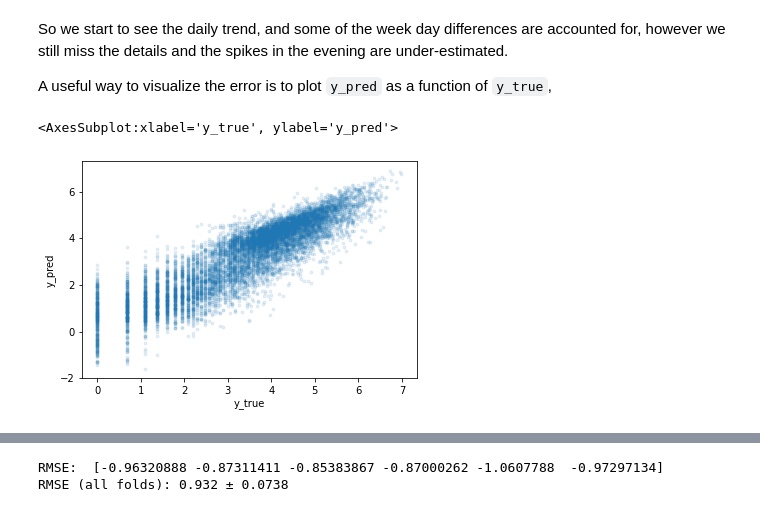
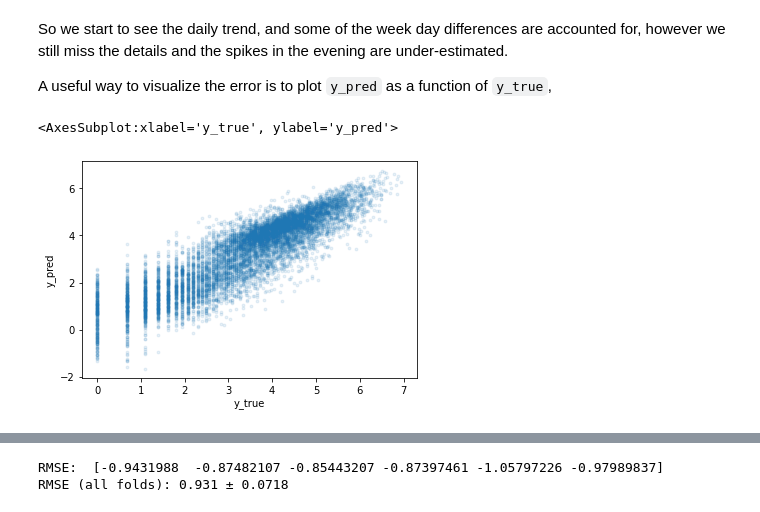
Before and after one commit to Rehann2/bike_counts_Kaan_Rehan, a Jupyter notebook: bike_counters_starting_kit.ipynb, the cells around one changed output, grey strips where cells are left out. Drawn from its saved outputs; the diff is of its cells as text; code cells hidden in the pictures.

```diff
--- a/bike_counters_starting_kit.ipynb
+++ b/bike_counters_starting_kit.ipynb
@@ -1008,0 +1052,4 @@ X_train_comb.head()
+# %%
+#df_weather has 3 duplicate rows for some reason. Remove them
+print(df_weather.date.shape, df_weather.date.unique().shape)
+df_weather = df_weather.loc[~df_weather.date.duplicated(),:]
@@ -1008,0 +1058,10 @@ X_train_comb.head()
+# %%
+X_train_comb = X_train.join(df_weather.set_index("date"), on="date")
+# %%
+print(X_train_comb.shape)
+X_train_comb["y_train"] = y_train.copy()
+X_train_comb.dropna(inplace=True)
+print(X_train_comb.shape)
+
+y_train = X_train_comb["y_train"]
+X_train_comb.drop("y_train", axis=1, inplace=True)
@@ -1008,0 +1090,11 @@ X_train_comb.head()
+# %%
+#Do the same operations for X_test
+X_test_comb = X_test.join(df_weather.set_index("date"), on="date")
+print(X_test_comb.shape)
+X_test_comb["y_test"] = y_test.copy()
+X_test_comb.dropna(inplace=True)
+print(X_test_comb.shape)
+
+y_test = X_test_comb["y_test"]
+X_test_comb.drop("y_test", axis=1, inplace=True)
+X_test_comb.shape, y_test.shape
@@ -1087,14 +1186,14 @@ A useful way to visualize the error is to plot `y_pred` as a function of `y_true
 # %%
 fig, ax = plt.subplots()
 
-df_viz = pd.DataFrame({"y_true": y_test, "y_pred": pipe.predict(X_test)}).sample(
+df_viz = pd.DataFrame({"y_true": y_test, "y_pred": pipe.predict(X_test_comb)}).sample(
     10000, random_state=0
 )
 
 df_viz.plot.scatter(x="y_true", y="y_pred", s=8, alpha=0.1, ax=ax)
 # %% [output]
 <AxesSubplot:xlabel='y_true', ylabel='y_pred'>
-[figure, old version]
+[figure, new version]
 # %% [markdown]
 It is recommended to use cross-validation for hyper-parameter tuning with [GridSearchCV](https://scikit-learn.org/stable/modules/generated/sklearn.model_selection.GridSearchCV.html) or more reliable model evaluation with [cross_val_score](https://scikit-learn.org/stable/modules/generated/sklearn.model_selection.cross_val_score.html#sklearn.model_selection.cross_val_score). In this case, because we want the test data to always be in the future as compared to the train data, we can use [TimeSeriesSplit](https://scikit-learn.org/stable/modules/generated/sklearn.model_selection.TimeSeriesSplit.html),
 
@@ -1108,10 +1207,10 @@ cv = TimeSeriesSplit(n_splits=6)
 
 # When using a scorer in scikit-learn it always needs to be better when smaller, hence the minus sign.
 scores = cross_val_score(
-    pipe, X_train, y_train, cv=cv, scoring="neg_root_mean_squared_error"
+    pipe, X_train_comb, y_train, cv=cv, scoring="neg_root_mean_squared_error"
 )
 print("RMSE: ", scores)
 print(f"RMSE (all folds): {-scores.mean():.3} ± {(-scores).std():.3}")
 # %% [output]
-RMSE:  [-0.96320888 -0.87311411 -0.85383867 -0.87000262 -1.0607788  -0.97297134]
-RMSE (all folds): 0.932 ± 0.0738
+RMSE:  [-0.9431988  -0.87482107 -0.85443207 -0.87397461 -1.05797226 -0.97989837]
+RMSE (all folds): 0.931 ± 0.0718
```
Also changed, not shown: parts of 56 cells of this notebook.
